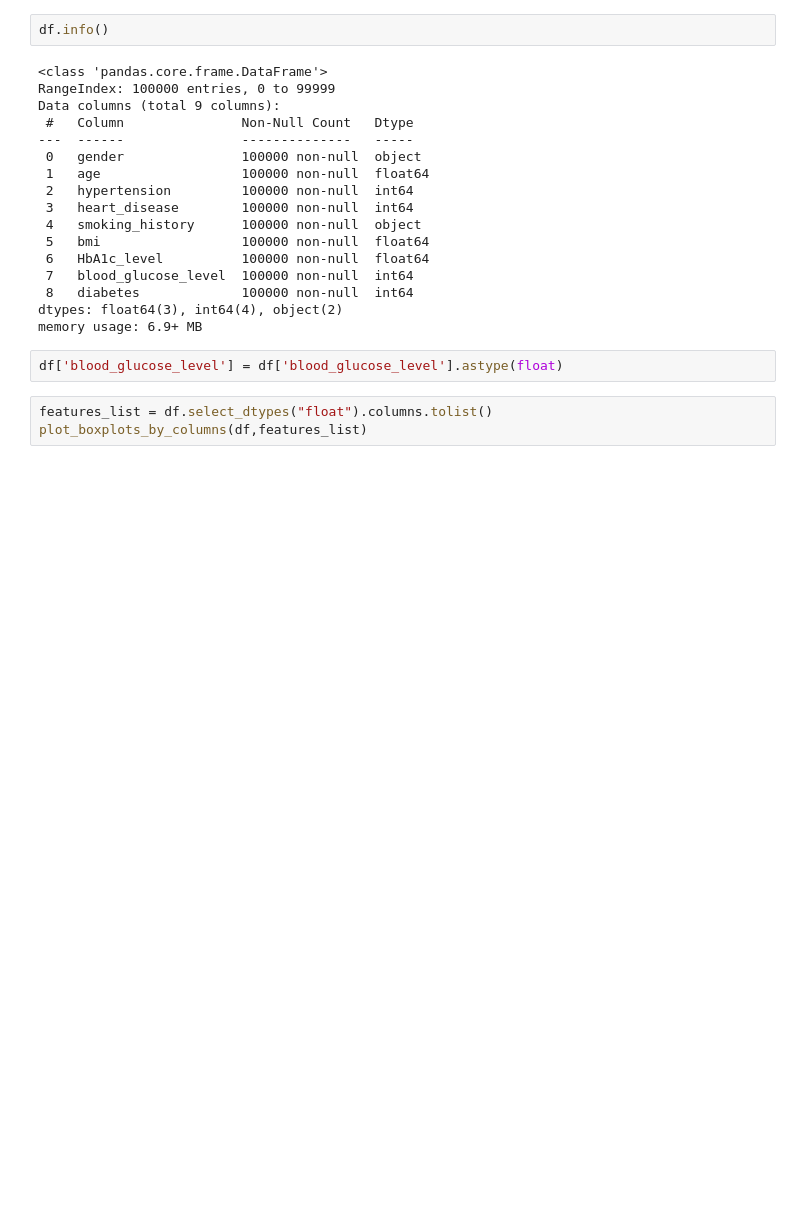
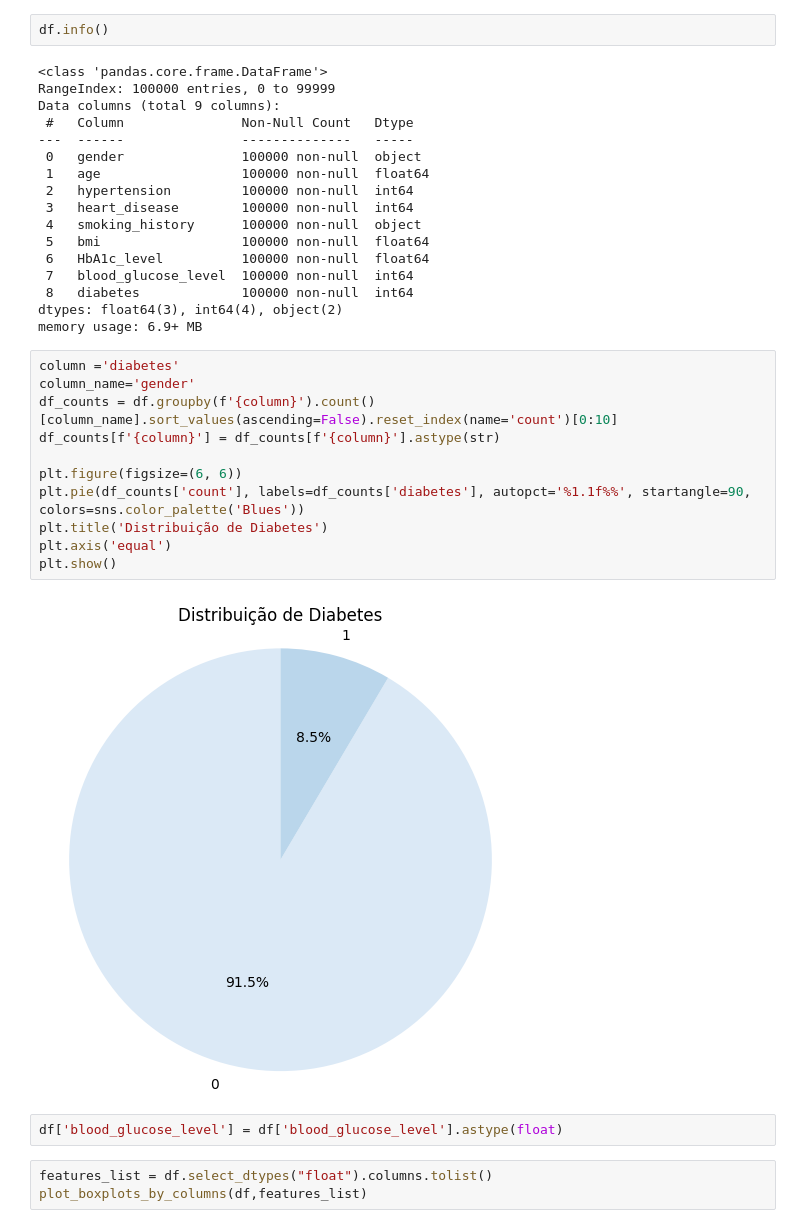
Before and after one commit to ana-delfino/nn_infnet, a Jupyter notebook: trabalho.ipynb, the cells around one changed output. Drawn from its saved outputs; the diff is of its cells as text; blank space fills up the shorter version.

```diff
--- a/trabalho.ipynb
+++ b/trabalho.ipynb
@@ -37,6 +37,19 @@ Data columns (total 9 columns):
  8   diabetes             100000 non-null  int64
 dtypes: float64(3), int64(4), object(2)
 memory usage: 6.9+ MB
+# %%
+column ='diabetes'
+column_name='gender'
+df_counts = df.groupby(f'{column}').count()[column_name].sort_values(ascending=False).reset_index(name='count')[0:10]
+df_counts[f'{column}'] = df_counts[f'{column}'].astype(str)
+
+plt.figure(figsize=(6, 6))
+plt.pie(df_counts['count'], labels=df_counts['diabetes'], autopct='%1.1f%%', startangle=90, colors=sns.color_palette('Blues'))
+plt.title('Distribuição de Diabetes')
+plt.axis('equal')
+plt.show()
+# %% [output]
+[figure, added]
 # %%
 df['blood_glucose_level'] = df['blood_glucose_level'].astype(float)
 # %%
```
